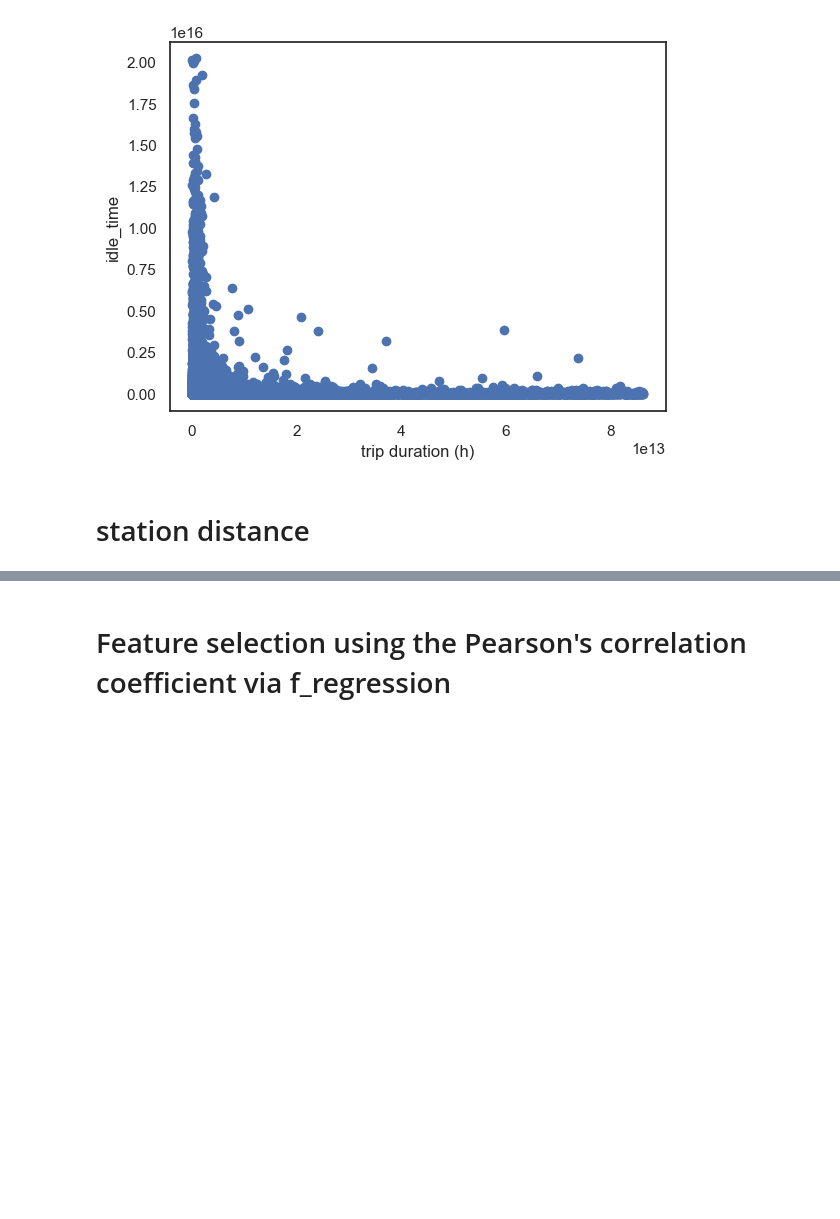
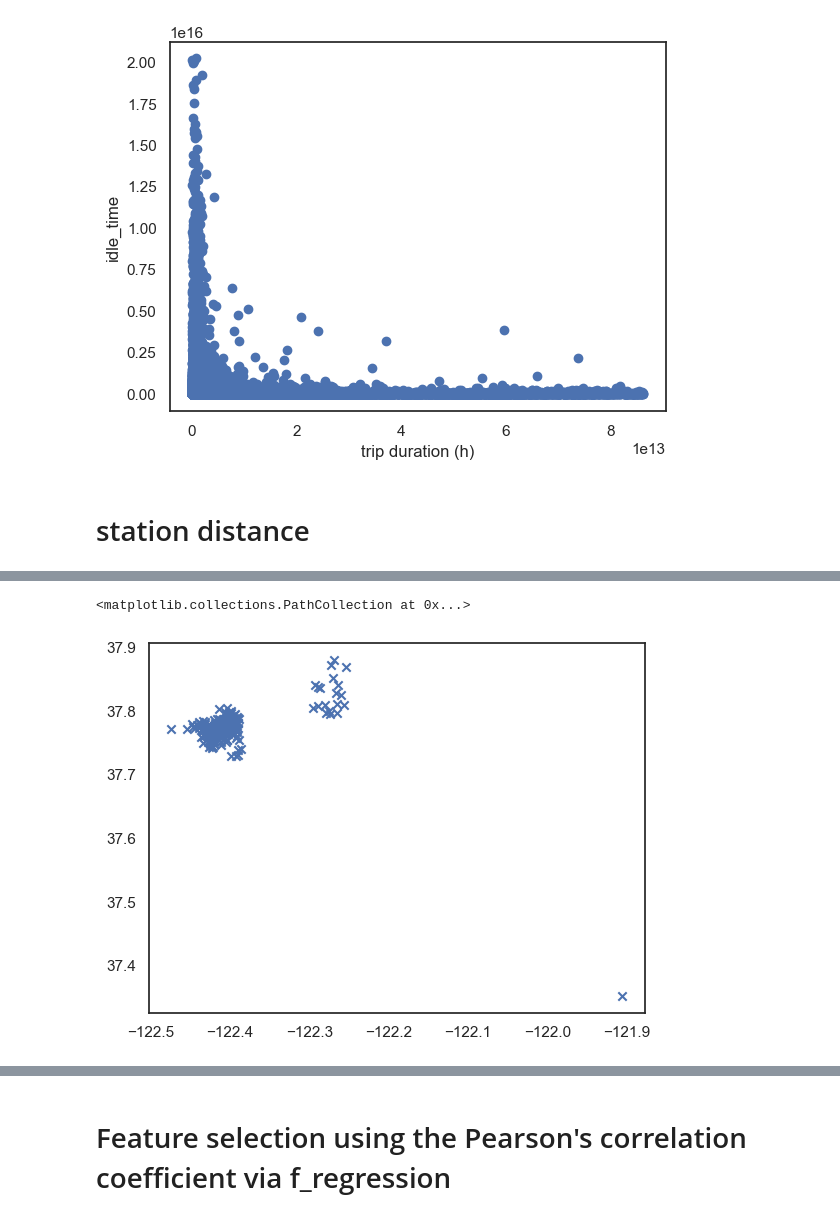
Before and after one commit to darebakdavca/Team_Project_DSML, a Jupyter notebook: Notebooks/4_Predictive_analysis.ipynb, the cells around one changed output, grey strips where cells are left out. Saved outputs shown, nothing was run; the diff lists cells and outputs as text; code cells hidden in the pictures; blank space fills up the shorter version.

```diff
--- a/Notebooks/4_Predictive_analysis.ipynb
+++ b/Notebooks/4_Predictive_analysis.ipynb
@@ -306,0 +341,7 @@ Name: station_distance, dtype: float64
+# %%
+#make a stations_df to use for displaying locations
+columns = ['end_station_id','end_station_lat','end_station_lon']
+end_stations_df = san_fran_df_geo[columns]
+end_stations_df = end_stations_df.drop_duplicates(subset=['end_station_id'])
+
+end_stations_df.head()
@@ -306,0 +355,7 @@ Name: station_distance, dtype: float64
+# %%
+x = end_stations_df['end_station_lat']
+y = end_stations_df['end_station_lon']
+plt.scatter(y,x, marker='x')
+# %% [output]
+<matplotlib.collections.PathCollection at 0x...>
+[figure, added]
```
Also changed, not shown: parts of 63 cells of this notebook.
